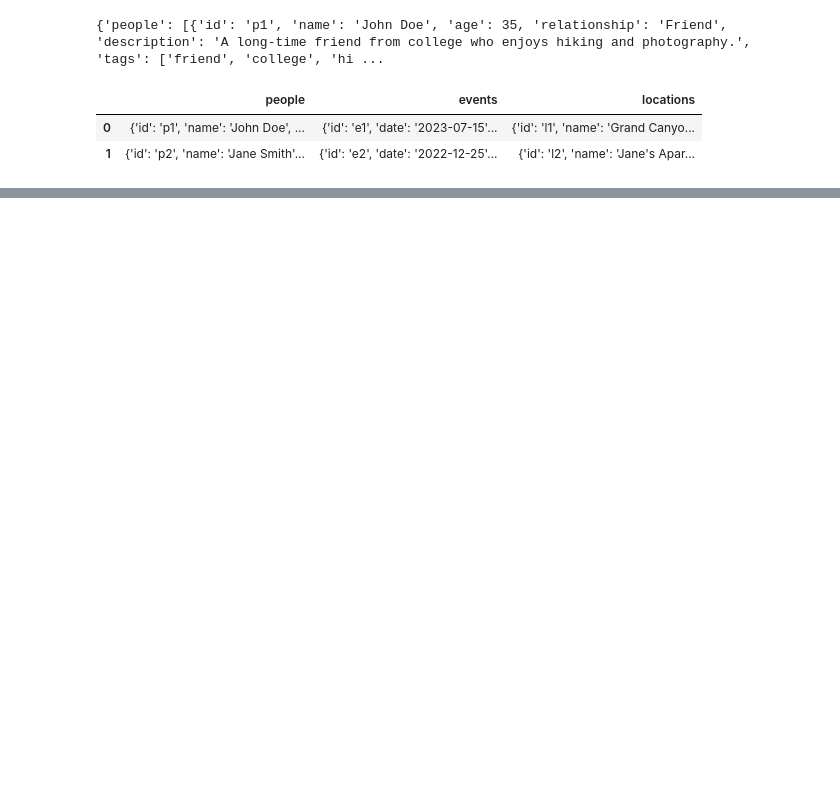
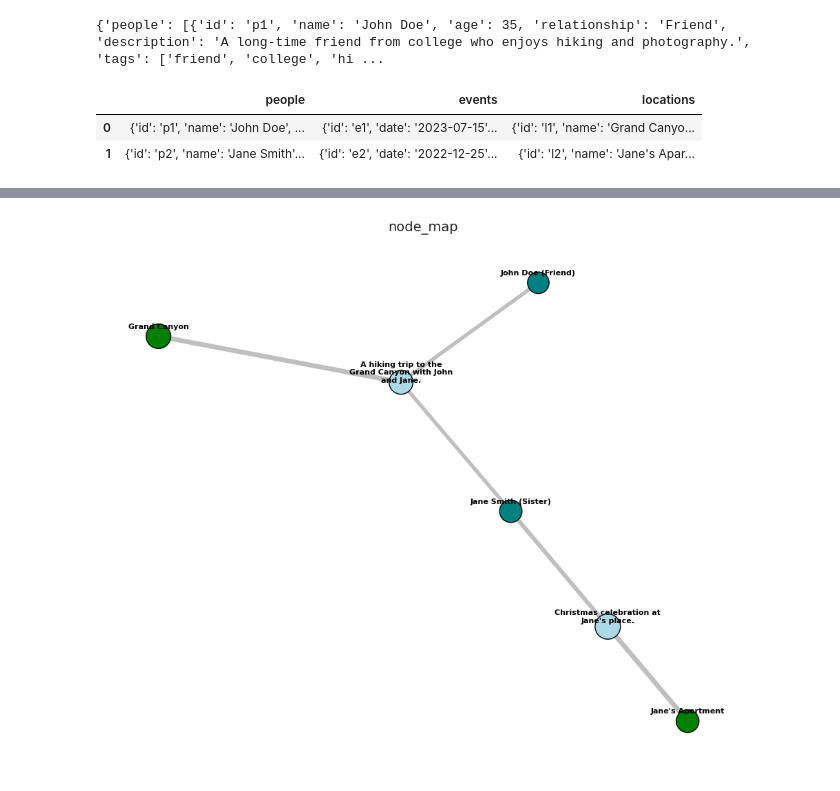
Before and after one commit to kanepickrell/memory-bridge, a Jupyter notebook: memory_bridge.ipynb, the cells around one changed output, grey strips where cells are left out. Cells and saved outputs as stored; diff of their text form; code cells hidden in the pictures; blank space fills up the shorter version.

```diff
--- a/memory_bridge.ipynb
+++ b/memory_bridge.ipynb
@@ -85,7 +66,0 @@ plt.show()
-# %%
-sns.set(style="whitegrid")
-G = nx.erdos_renyi_graph(10, 0.3)  # Random graph with 10 nodes
-plt.figure(figsize=(8, 6))
-nx.draw(G, with_labels=True, node_color=sns.color_palette("coolwarm", 10), node_size=500, edge_color="gray")
-plt.title("NX w/ SNS")
-plt.show()
@@ -93,0 +87,64 @@ plt.show()
+# %%
+# Create a new graph
+G = nx.Graph()
+
+# Define node attributes for color mapping
+node_colors = {}
+node_sizes = {}
+
+# Add nodes for events, people, and locations
+for _, row in df_merged.iterrows():
+    event_node = f"{row['description_event']}"
+    person_node = f"{row['name']} ({row['relationship']})"
+    location_node = f"{row['name_location']}"
+
+    # Wrap text to avoid overlap
+    event_node = "\n".join(textwrap.wrap(event_node, width=25))
+    person_node = "\n".join(textwrap.wrap(person_node, width=20))
+    location_node = "\n".join(textwrap.wrap(location_node, width=20))
+
+    # Add nodes with color mapping
+    G.add_node(event_node, type="event")
+    G.add_node(person_node, type="person")
+    G.add_node(location_node, type="location")
+
+    # Assign colors
+    node_colors[event_node] = "lightblue"
+    node_colors[person_node] = "teal"
+    node_colors[location_node] = "green"
+
+    # Assign sizes based on recall strength
+    node_sizes[event_node] = row['recall_strength_event'] * 800
+    node_sizes[person_node] = row['recall_strength_person'] * 600
+    node_sizes[location_node] = row['recall_strength'] * 700
+
+    # Add weighted edges
+    G.add_edge(event_node, person_node, weight=row['recall_strength_event'] * 5)
+    G.add_edge(event_node, location_node, weight=row['location_recall_strength'] * 5)
+
+# Generate positions for nodes
+pos = nx.spring_layout(G, seed=63)
+
+# Extract edge weights for visualization
+edge_weights = [G[u][v]['weight'] for u, v in G.edges()]
+
+# Define figure and plot
+plt.figure(figsize=(12, 10))
+
+# Draw edges with weight-based widths
+nx.draw_networkx_edges(G, pos, width=edge_weights, alpha=0.5, edge_color="grey")
+
+# Draw nodes with assigned colors and sizes
+nx.draw_networkx_nodes(G, pos, node_size=[node_sizes[n] for n in G.nodes()],
+                       node_color=[node_colors[n] for n in G.nodes()], edgecolors="black")
+
+# Adjust labels and positions
+label_pos = {k: (v[0], v[1] + 0.04) for k, v in pos.items()}  # Shift labels slightly up
+nx.draw_networkx_labels(G, label_pos, font_size=8, font_color="black", font_weight="bold")
+
+
+plt.title("node_map", fontsize=14)
+plt.axis("off")
+plt.show()
+# %% [output]
+[figure, added]
```
Also changed, not shown: parts of 15 cells of this notebook.
